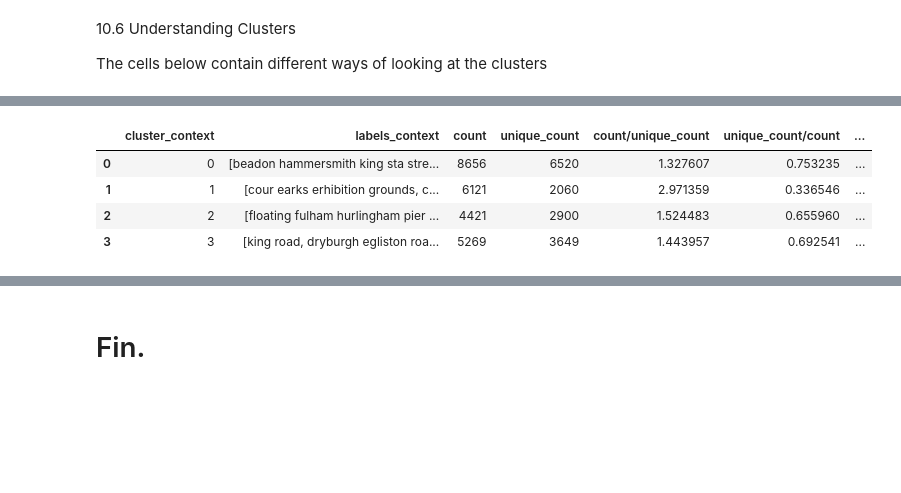
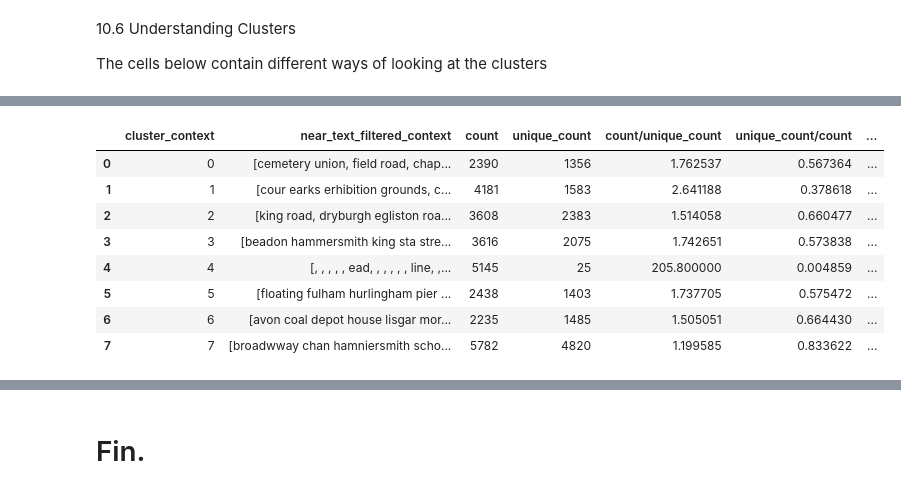
Before and after one commit to maps-as-data/imago-mundi-forum-2024, a Jupyter notebook: imago_mundi_railspace_2024_data_polygons.ipynb, the cells around one changed output, grey strips where cells are left out. Saved outputs shown, nothing was run; the diff lists cells and outputs as text; code cells hidden in the pictures; blank space fills up the shorter version.

```diff
--- a/imago_mundi_railspace_2024_data_polygons.ipynb
+++ b/imago_mundi_railspace_2024_data_polygons.ipynb
@@ -483,5 +529,5 @@ best_kmeans_context = sorted_kmeans_context.loc[4]["kmeans"]
 # %%
 # add labels to the predictions_red dataframe
 
-predictions_red_red_context['cluster_context'] = best_kmeans_context.labels_
-predictions_red_red_context['labels_context'] = labels_sentence_context
+predictions_red['cluster_context'] = best_kmeans_context.labels_
+predictions_red['near_text_filtered_context'] = near_text_filtered_context
@@ -523,6 +586,6 @@ for cluster in predictions_red_red_context["cluster_context"].unique():
 The cells below contain different ways of looking at the clusters
 # %%
 #get labels for each cluster in predictions_red
-cluster_labels_context = predictions_red_red_context.groupby('cluster_context')['labels_context'].apply(list).reset_index()
+cluster_labels_context = predictions_red.groupby('cluster_context')['near_text_filtered_context'].apply(list).reset_index()
 cluster_labels_context
 # %% [output]
@@ -534,5 +601,5 @@ cluster_labels_context
 # %%
 #count labels per cluster
-cluster_labels_context['count'] = cluster_labels_context['labels_context'].apply(lambda x: len(x))
+cluster_labels_context['count'] = cluster_labels_context['near_text_filtered_context'].apply(lambda x: len(x))
 cluster_labels_context
 # %% [output]
@@ -544,5 +615,5 @@ cluster_labels_context
 # %%
 # count unique labels per cluster
-cluster_labels_context['unique_count'] = cluster_labels_context['labels_context'].apply(lambda x: len(set(x)))
+cluster_labels_context['unique_count'] = cluster_labels_context['near_text_filtered_context'].apply(lambda x: len(set(x)))
 cluster_labels_context
 # %% [output]
@@ -564,13 +643,17 @@ cluster_labels_context
 # %%
-cluster_labels_context["labels_2"] = cluster_labels_context["labels_context"].apply(lambda x: [word if len(word) else "NONE" for word in x])
-cluster_labels_context["words"] = cluster_labels_context["labels_2"].apply(lambda x: " ".join(x).split())
+cluster_labels_context["near_text_filtered_context_NONE"] = cluster_labels_context["near_text_filtered_context"].apply(lambda x: [word if len(word) else "NONE" for word in x])
+cluster_labels_context["words"] = cluster_labels_context["near_text_filtered_context_NONE"].apply(lambda x: " ".join(x).split())
 cluster_labels_context
 # %% [output]
-|  | cluster_context | labels_context | count | unique_count | count/unique_count | unique_count/count | ... |
-| 0 | 0 | [beadon hammersmith king sta stre... | 8656 | 6520 | 1.327607 | 0.753235 | ... |
-| 1 | 1 | [cour earks erhibition grounds, c... | 6121 | 2060 | 2.971359 | 0.336546 | ... |
-| 2 | 2 | [floating fulham hurlingham pier ... | 4421 | 2900 | 1.524483 | 0.655960 | ... |
-| 3 | 3 | [king road, dryburgh egliston roa... | 5269 | 3649 | 1.443957 | 0.692541 | ... |
+|  | cluster_context | near_text_filtered_context | count | unique_count | count/unique_count | unique_count/count | ... |
+| 0 | 0 | [cemetery union, field road, chap... | 2390 | 1356 | 1.762537 | 0.567364 | ... |
+| 1 | 1 | [cour earks erhibition grounds, c... | 4181 | 1583 | 2.641188 | 0.378618 | ... |
+| 2 | 2 | [king road, dryburgh egliston roa... | 3608 | 2383 | 1.514058 | 0.660477 | ... |
+| 3 | 3 | [beadon hammersmith king sta stre... | 3616 | 2075 | 1.742651 | 0.573838 | ... |
+| 4 | 4 | [, , , , , ead, , , , , , line, ,... | 5145 | 25 | 205.800000 | 0.004859 | ... |
+| 5 | 5 | [floating fulham hurlingham pier ... | 2438 | 1403 | 1.737705 | 0.575472 | ... |
+| 6 | 6 | [avon coal depot house lisgar mor... | 2235 | 1485 | 1.505051 | 0.664430 | ... |
+| 7 | 7 | [broadwway chan hamniersmith scho... | 5782 | 4820 | 1.199585 | 0.833622 | ... |
 # %%
 import matplotlib.pyplot as plt
 
```
Also changed, not shown: parts of 64 cells of this notebook.
